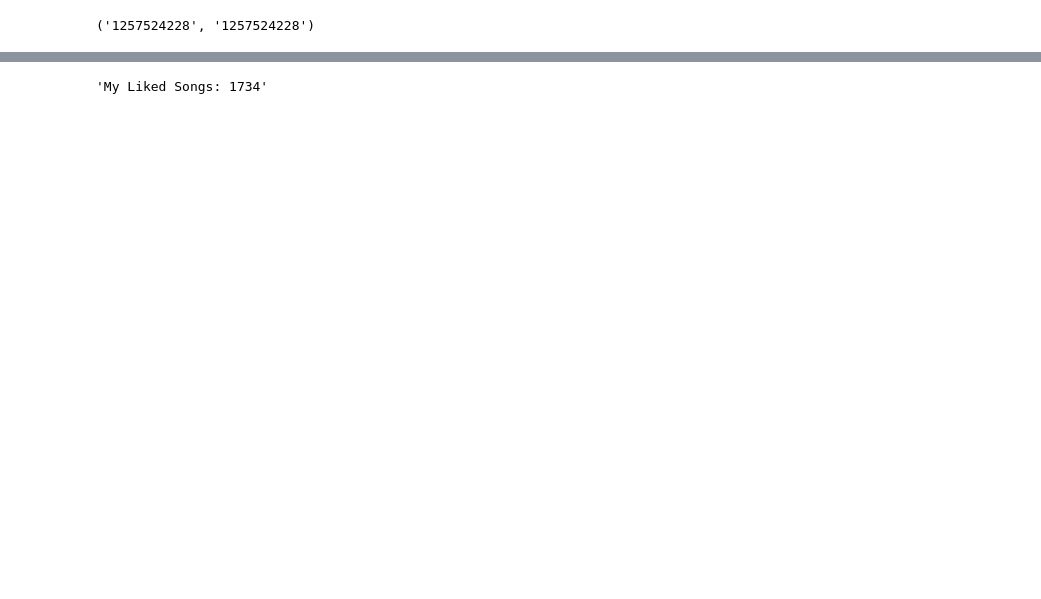
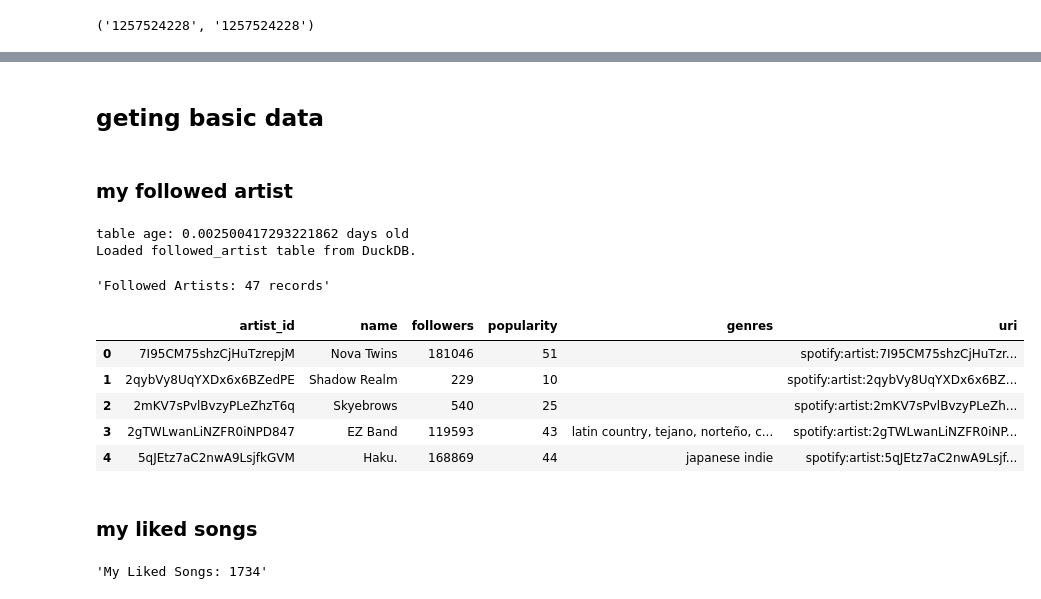
Before and after one commit to jgarza9788/SpotifyDB, a Jupyter notebook: main.ipynb, the cells around one changed output, grey strips where cells are left out. Cells and saved outputs as stored; diff of their text form; code cells hidden in the pictures; blank space fills up the shorter version.

```diff
--- a/main.ipynb
+++ b/main.ipynb
@@ -55,7 +62,7 @@ CLIENT_ID = spotify_client_id
 CLIENT_SECRET = spotify_client_secret
 REDIRECT_URI = "http://127.0.0.1:8000/callback"
 SCOPE = (
-    "user-library-read playlist-read-private playlist-modify-private playlist-modify-public"
+    "user-library-read user-follow-read playlist-read-private playlist-modify-private playlist-modify-public"
 )
 
 assert CLIENT_ID and CLIENT_SECRET and REDIRECT_URI, "Missing Spotify env vars"
@@ -90,3 +100,41 @@ display(df_tables)
+# %% [markdown]
+## geting basic data
+# %% [markdown]
+### my followed artist
+# %%
+
+
+table_age = fn.duckdb_table_age(con, "followed_artist")
+
+print(f"table age: {table_age} days old")
+
+if table_age is None or table_age > 1.0:
+    print("Refreshing followed_artist table...")
+
+    followed_artist = fn.get_followed_artists_df(sp)
+    display(followed_artist.head())
+
+    print("Loading followed_artist table from DuckDB...")
+    fn.df_to_duckdb(con, followed_artist, "followed_artist")
+else:
+    followed_artist = fn.duckdb_to_df(con, "followed_artist")
+    print("Loaded followed_artist table from DuckDB.")
+
+
+display(f"Followed Artists: {len(followed_artist)} records")
+display(followed_artist.head())
+# %% [output]
+table age: 0.002500417293221862 days old
+Loaded followed_artist table from DuckDB.
+'Followed Artists: 47 records'
+|  | artist_id | name | followers | popularity | genres | uri |
+| 0 | 7I95CM75shzCjHuTzrepjM | Nova Twins | 181046 | 51 |  | spotify:artist:7I95CM75shzCjHuTzr... |
+| 1 | 2qybVy8UqYXDx6x6BZedPE | Shadow Realm | 229 | 10 |  | spotify:artist:2qybVy8UqYXDx6x6BZ... |
+| 2 | 2mKV7sPvlBvzyPLeZhzT6q | Skyebrows | 540 | 25 |  | spotify:artist:2mKV7sPvlBvzyPLeZh... |
+| 3 | 2gTWLwanLiNZFR0iNPD847 | EZ Band | 119593 | 43 | latin country, tejano, norteño, c... | spotify:artist:2gTWLwanLiNZFR0iNP... |
+| 4 | 5qJEtz7aC2nwA9LsjfkGVM | Haku. | 168869 | 44 | japanese indie | spotify:artist:5qJEtz7aC2nwA9Lsjf... |
+# %% [markdown]
+### my liked songs
 # %%
 
 try:
```
Also changed, not shown: parts of 10 cells of this notebook, 1 other file.
